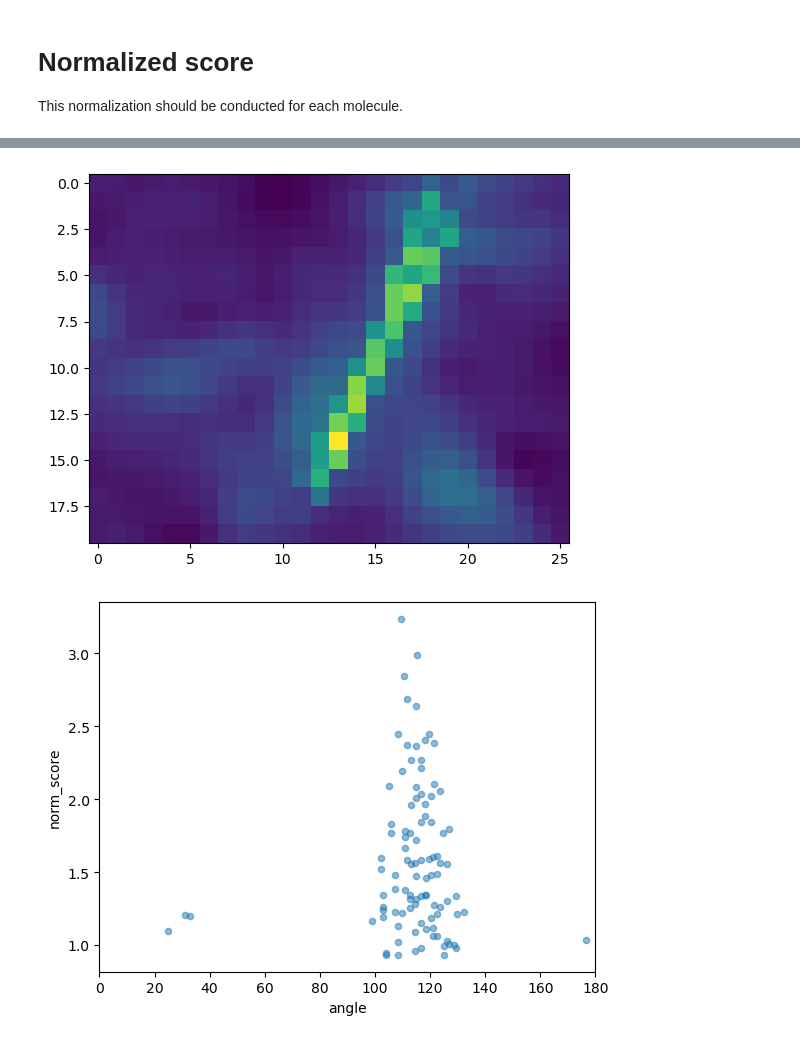
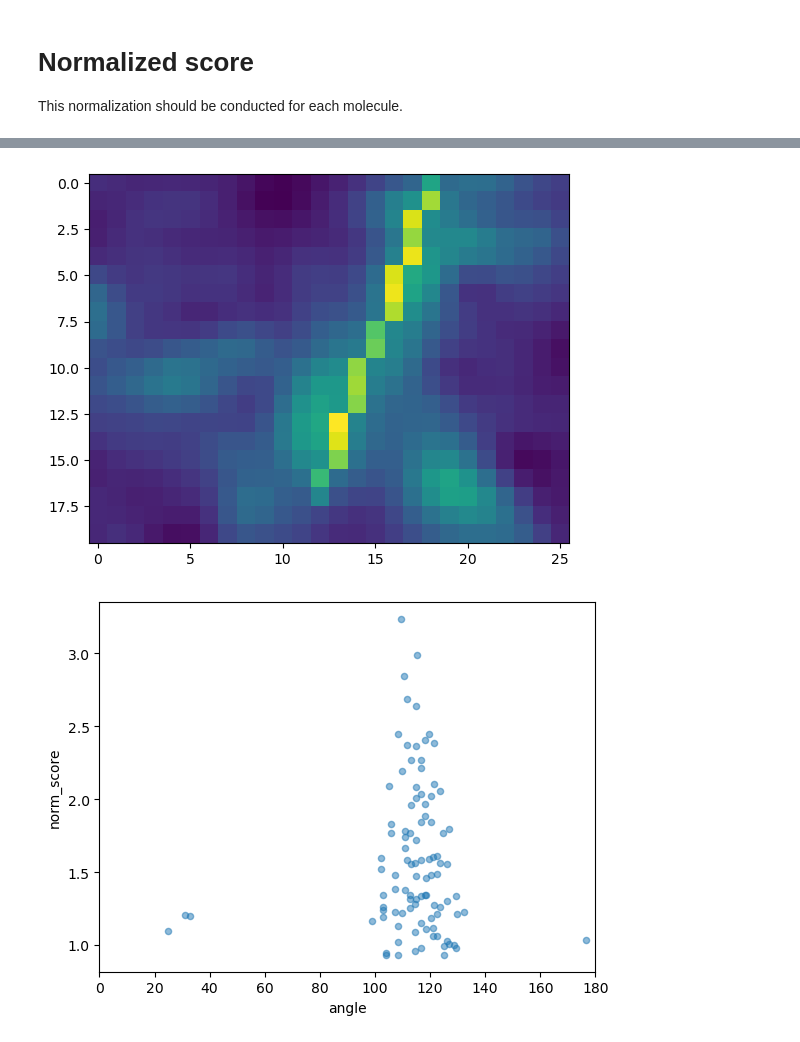
Before and after one commit to iobataya/line_detection, a Jupyter notebook: Find_linear_part_notebook.ipynb, the cells around one changed output, grey strips where cells are left out. Drawn from its saved outputs; the diff is of its cells as text; code cells hidden in the pictures.

```diff
--- a/Find_linear_part_notebook.ipynb
+++ b/Find_linear_part_notebook.ipynb
@@ -249,13 +249,13 @@ def plot_emphasized_by_score(ld, mol, ilocs):
         (x1,y1,x2,y2) = tuple(row[3:7])
         line_mask = line_mask + (ld.draw_line(x1,y1,x2,y2,mol.height,mol.width))
     line_mask = line_mask / (len(ilocs))
-    emp = ld.get_emphasized(mol,line_mask,factor=4)
+    emp = ld.get_emphasized(mol,line_mask,factor=2)
     plt.imshow(emp)
     plt.plot()
 # %%
-plot_emphasized_by_score(ld, mol,range(0,10))
+plot_emphasized_by_score(ld, mol,range(0,1))
 # %% [output]
-[figure, old version]
+[figure, new version]
 # %%
 ret_mol = mol_df[0:100].plot.scatter(x="angle", y='norm_score', alpha=0.5, xlim=(0,180))
 # %% [output]
```
Also changed, not shown: parts of 34 cells of this notebook.
